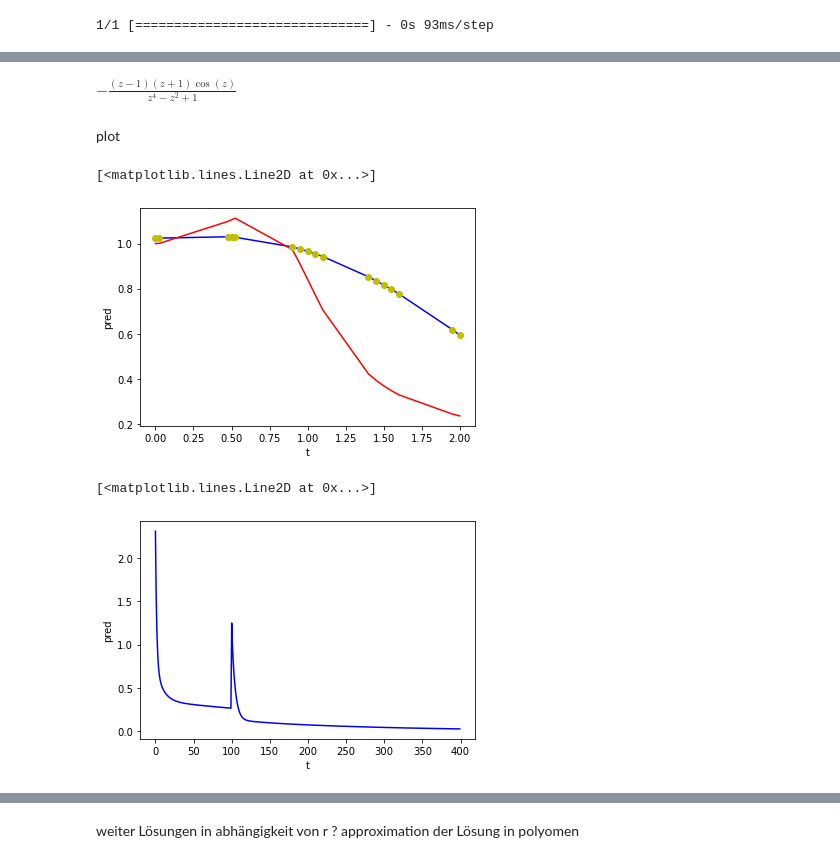
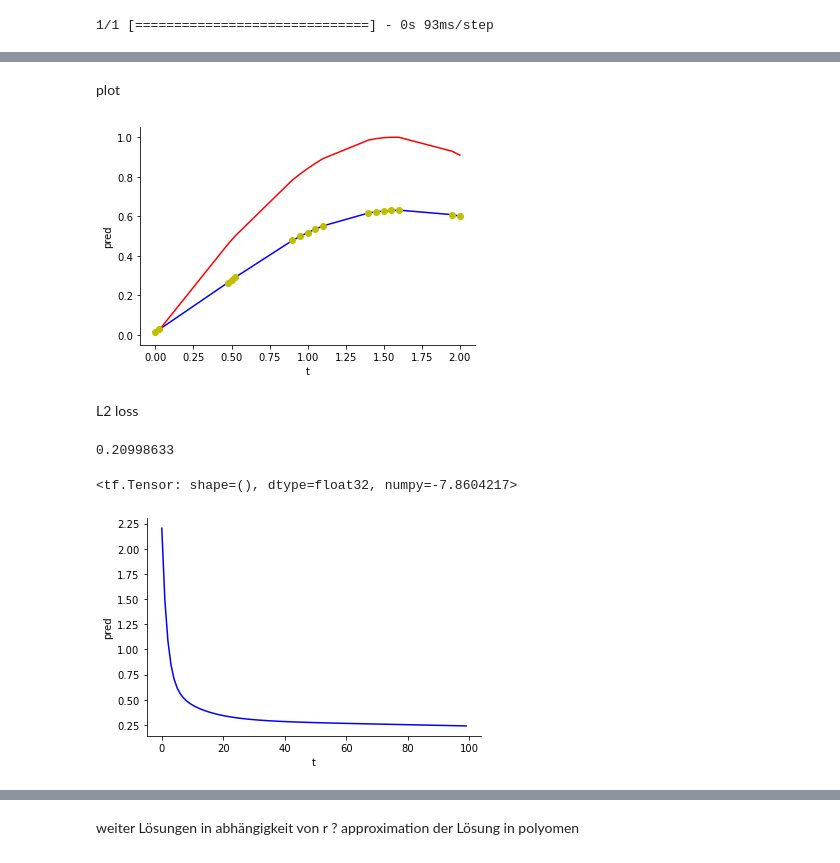
Before and after one commit to coloradosprings/wintersemester_2023, a Jupyter notebook: am/projekt/PINN_projekt.ipynb, the cells around one changed output, grey strips where cells are left out. Drawn from its saved outputs; the diff is of its cells as text; code cells hidden in the pictures.

```diff
--- a/am/projekt/PINN_projekt.ipynb
+++ b/am/projekt/PINN_projekt.ipynb
@@ -222,7 +323,7 @@ y_pred = NN.predict(train_t)
 # %%
 # y_pred
 # %%
-g,w,r,O,B = 1,1,1,1,1
+w,r,O,B = 4,1,2,1
 def solution(t):
     A = 1/(-t**2*O**2 + 1j*r*t*O + w**2)
     Z = A*E**(1j*O*t)
@@ -250,9 +331,11 @@ def solution(t):
-# %%
-#calculated solution
-z = symbols("z",real=True)
-g,w,r,O,B = 1,1,1,1,1
-A = 1/(-z**2*O**2 + I*r*z*O + w**2)
-Z = A*E**(I*O*z)
-factor( re(A)*re(E**(I*O*z)) )
-# %% [output]
-$\displaystyle - \frac{\left(z - 1\right) \left(z + 1\right) \cos{\left(z \right)}}{z^{4} - z^{2} + 1}$
+# %%
+def solution(t):
+    A = 4
+    m = (1 -A**2)**2 + A**2
+    z = ((1 - A**2)*np.cos(A * t) )/m +  ( -(A)*np.sin(A * t) )/m
+    return  z
+# def solution(t):
+#     return np.sin(t)
+# %%
+def solution(t):
+    return np.sin(t)
@@ -261,11 +346,28 @@ plot
 # %%
 
 fig, axs = plt.subplots(1)
 axs.set_xlabel("t")
 axs.set_ylabel("pred")
-axs.plot(train_t, y_pred,"b")
+axs.plot(train_t,y_pred,"b")
 axs.plot(train_t, [solution(t[0]) for t in train_t],"r")
 axs.plot(train_t, y_pred,"yo")
+axs.spines['top'].set_visible(False)
+axs.spines['right'].set_visible(False)
 # %% [output]
-[<matplotlib.lines.Line2D at 0x...>]
-[figure, old version]
+[figure, new version]
+# %% [markdown]
+L2 loss
+# %%
+from tensorflow.python.ops import math_ops
+
+t = np.linspace(0,1,10**2)
+t = t.reshape((t.shape[0],1))
+
+def trapezoid(t, y):
+    return math_ops.reduce_sum(
+            math_ops.multiply( t[1:] - t[:-1],
+                              (y[:-1] + y[1:]) / 2.))
+            #  name='trapezoidal_integral_approx')
+np.sqrt ( trapezoid(t,(NN(t) - solution(t))**2) )
+# %% [output]
+0.20998633
@@ -272,9 +376,23 @@ axs.plot(train_t, y_pred,"yo")
+# %%
+
+points = np.linspace(0,2,20)
+sol_p = np.array([solution(t) for t in points])
+trapezoidal_integral_approx(NN(points),sol_p)
+
+# fig, axs = plt.subplots(1)
+# axs.set_xlabel("t")
+# axs.set_ylabel("pred")
+# axs.plot(points,NN(points),"b")
+# axs.plot(points, [solution(t) for t in points],"r")
+# %% [output]
+<tf.Tensor: shape=(), dtype=float32, numpy=-7.8604217>
 # %%
 
 fig, axs = plt.subplots(1)
 axs.set_xlabel("t")
 axs.set_ylabel("pred")
 axs.plot(train_loss_record,"b")
+axs.spines['top'].set_visible(False)
+axs.spines['right'].set_visible(False)
 # %% [output]
-[<matplotlib.lines.Line2D at 0x...>]
-[figure, old version]
+[figure, new version]
```
Also changed, not shown: parts of 93 cells of this notebook, 51 other files.
